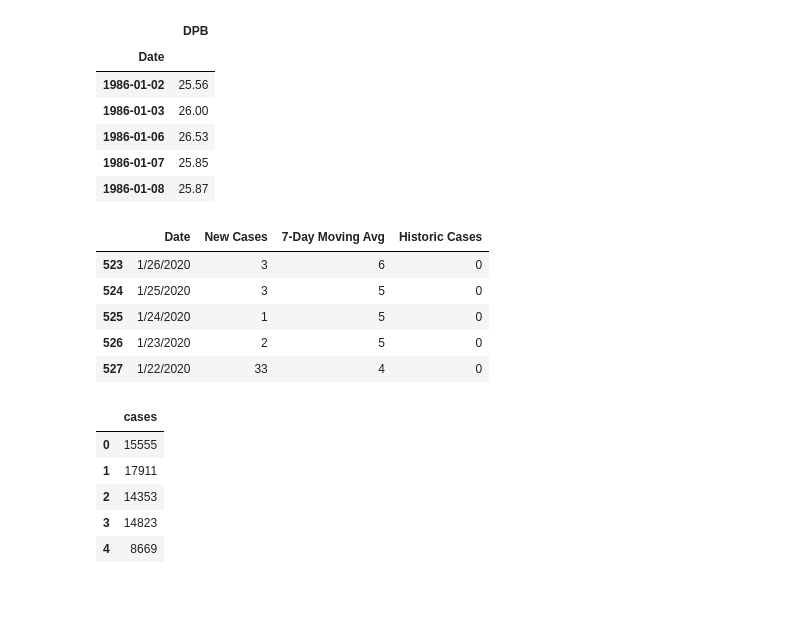
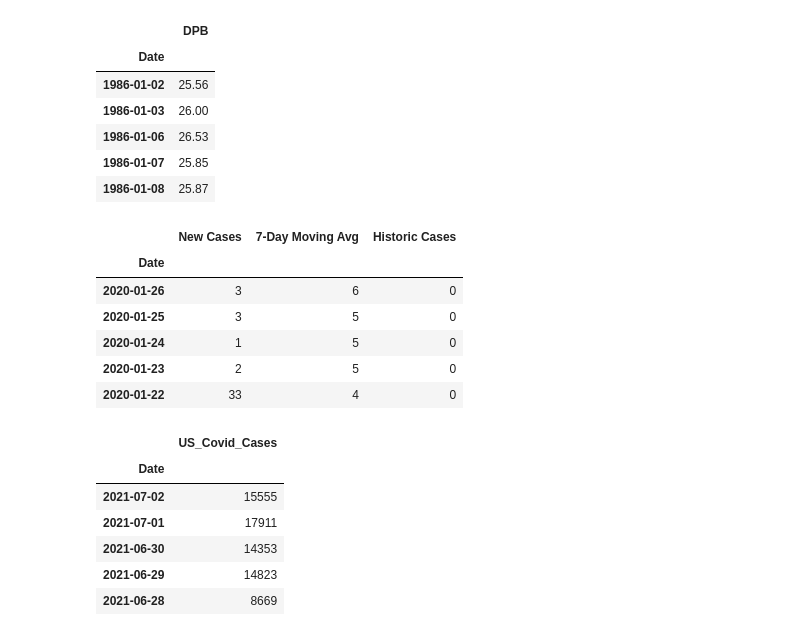
Before and after one commit to Billieo/p2-g3, a Jupyter notebook: notebooks/Samuel's_Notebook/notebooks/LSTM.ipynb, the cells around one changed output. Cells and saved outputs as stored; diff of their text form; code cells hidden in the pictures; blank space fills up the shorter version.

```diff
--- a/notebooks/Samuel's_Notebook/notebooks/LSTM.ipynb
+++ b/notebooks/Samuel's_Notebook/notebooks/LSTM.ipynb
@@ -121,42 +118,30 @@ oil.head()
 | 1986-01-08 | 25.87 |
 # %%
 csv_path = Path("../csvs/covid_cases.csv/")
-covid_data = pd.read_csv(csv_path)#, index_col="State", parse_dates=True, infer_datetime_format=True)
+covid_data = pd.read_csv(csv_path, index_col="Date", parse_dates=True, infer_datetime_format=True)
 ##covid_data.sort_index(ascending = True, inplace = True)
 covid_data.tail()
 # %% [output]
-|  | Date | New Cases | 7-Day Moving Avg | Historic Cases |
-| 523 | 1/26/2020 | 3 | 6 | 0 |
-| 524 | 1/25/2020 | 3 | 5 | 0 |
-| 525 | 1/24/2020 | 1 | 5 | 0 |
-| 526 | 1/23/2020 | 2 | 5 | 0 |
-| 527 | 1/22/2020 | 33 | 4 | 0 |
+|  | New Cases | 7-Day Moving Avg | Historic Cases |
+| Date |  |  |  |
+| 2020-01-26 | 3 | 6 | 0 |
+| 2020-01-25 | 3 | 5 | 0 |
+| 2020-01-24 | 1 | 5 | 0 |
+| 2020-01-23 | 2 | 5 | 0 |
+| 2020-01-22 | 33 | 4 | 0 |
 # %%
 covid_df = pd.DataFrame()
-covid_df["cases"] = covid_data["New Cases"]
-
-
-
-
-
-
-
-
-
-
-
-
-
-
-co
+covid_df["US_Covid_Cases"] = covid_data["New Cases"]
+#covid_df["Date"] = covid_data["Date"]
 covid_df.head()
 # %% [output]
-|  | cases |
-| 0 | 15555 |
-| 1 | 17911 |
-| 2 | 14353 |
-| 3 | 14823 |
-| 4 | 8669 |
+|  | US_Covid_Cases |
+| Date |  |
+| 2021-07-02 | 15555 |
+| 2021-07-01 | 17911 |
+| 2021-06-30 | 14353 |
+| 2021-06-29 | 14823 |
+| 2021-06-28 | 8669 |
 # %%
 df = tech_df.join(oil, how="inner")
 df.head()
```
Also changed, not shown: parts of 17 cells of this notebook, 6 other files.
